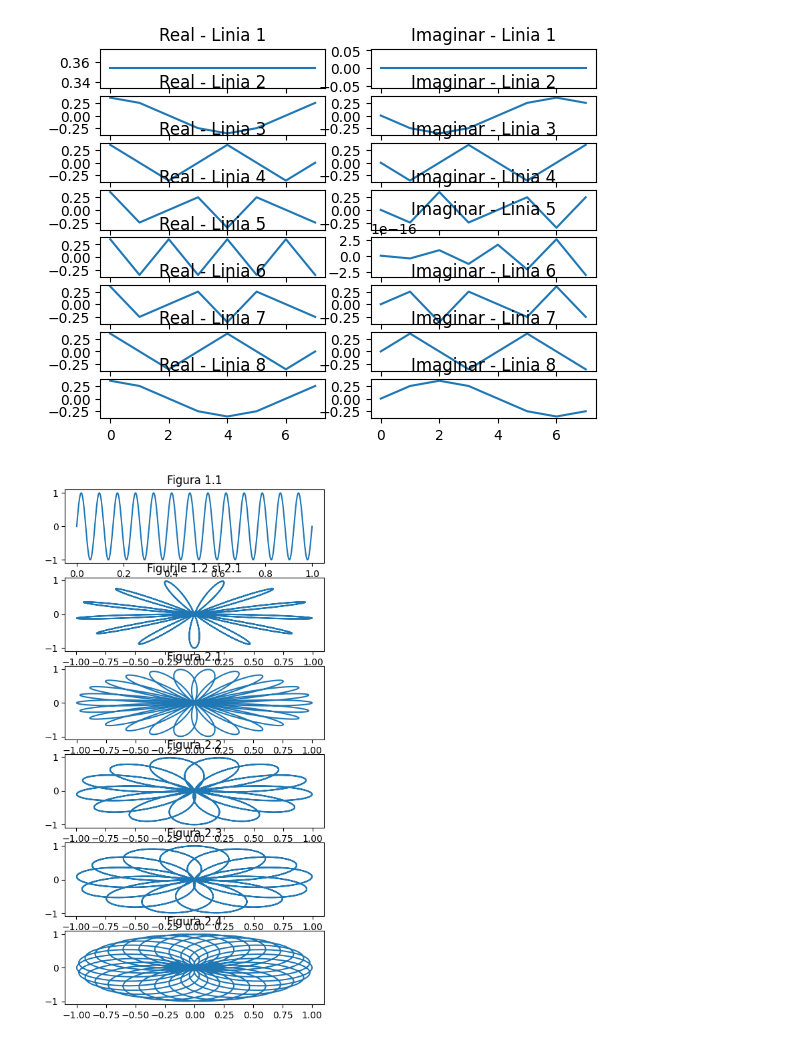
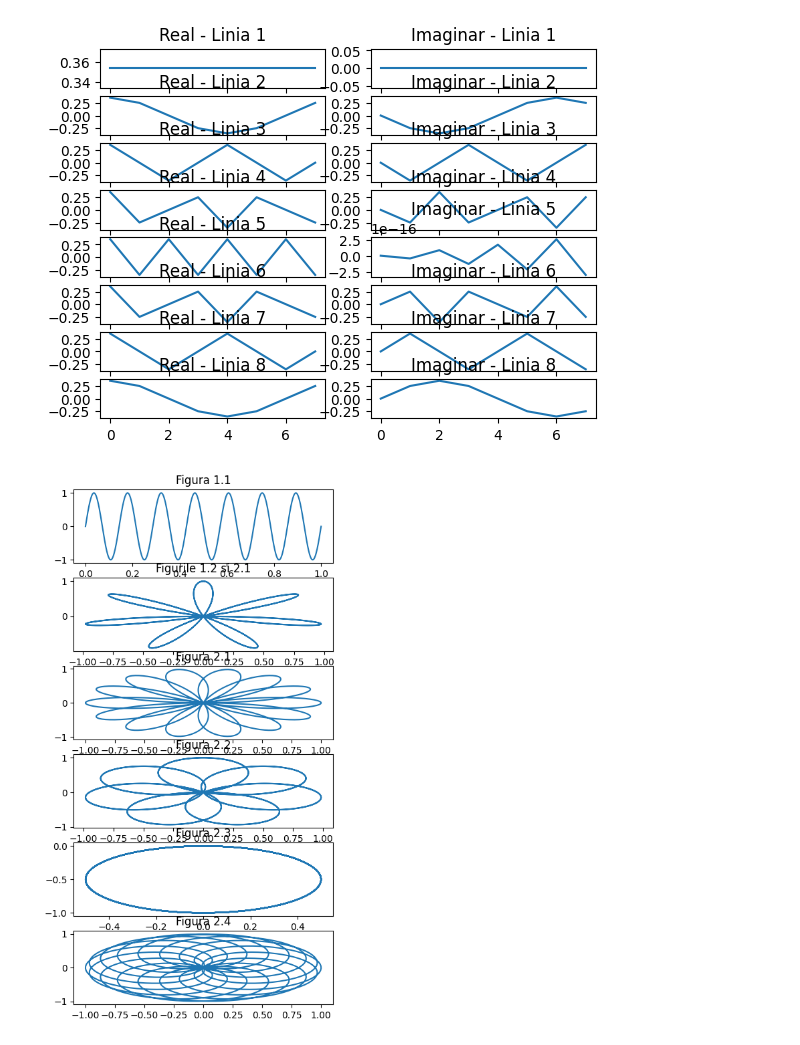
Before and after one commit to CristinaA24/Laborator-PS, a Jupyter notebook: lab3.ipynb, the cells around one changed output. Drawn from its saved outputs; the diff is of its cells as text; code cells hidden in the pictures.

```diff
--- a/lab3.ipynb
+++ b/lab3.ipynb
@@ -39,38 +39,38 @@ import matplotlib.pyplot as plt
 import math
 
 
-sin_function = lambda x: np.sin(2 * np.pi * 13 * x)
+sin_function = lambda x: np.sin(2 * np.pi * 7 * x)
 
 fig, axs = plt.subplots(6, figsize=(5, 10))
 t = np.linspace(0, 1, 1000)
 y = sin_function(t)
 
 axs[0].plot(t, y)
 axs[0].set_title("Figura 1.1")
 
 functie1 = math.e ** (-2 * np.pi * 1j * t * 1)
 axs[1].plot(y * functie1.real, y * functie1.imag)
 axs[1].set_title("Figurile 1.2 si 2.1")
 
 functie2 = math.e ** (-2 * np.pi * 1j * t * 2)
 axs[2].plot(y * functie2.real, y * functie2.imag)
 axs[2].set_title("Figura 2.1")
 
 functie3 = math.e ** (-2 * np.pi * 1j * t * 5)
 axs[3].plot(y * functie3.real, y * functie3.imag)
 axs[3].set_title("Figura 2.2")
 
 functie4 = math.e ** (-2 * np.pi * 1j * t * 7)
 axs[4].plot(y * functie4.real, y * functie4.imag)
 axs[4].set_title("Figura 2.3")
 
 functie5 = math.e ** (-2 * np.pi * 1j * t * 10)
 axs[5].plot(y * functie5.real, y * functie5.imag)
 axs[5].set_title("Figura 2.4")
 
 plt.savefig("ex2.pdf")
 plt.savefig("ex2.png")
 
 plt.show()
 # %% [output]
-[figure, old version]
+[figure, new version]
```
